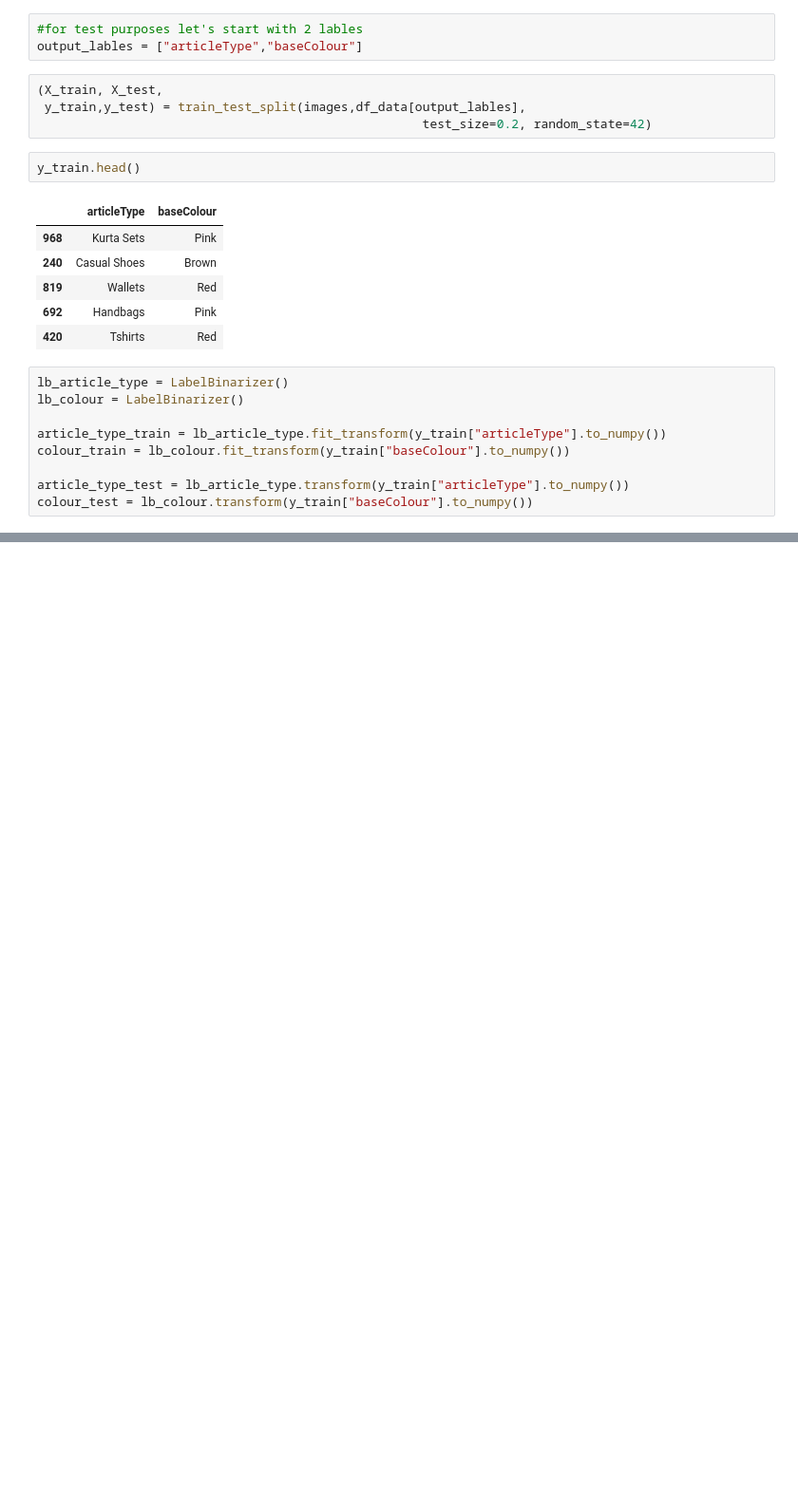
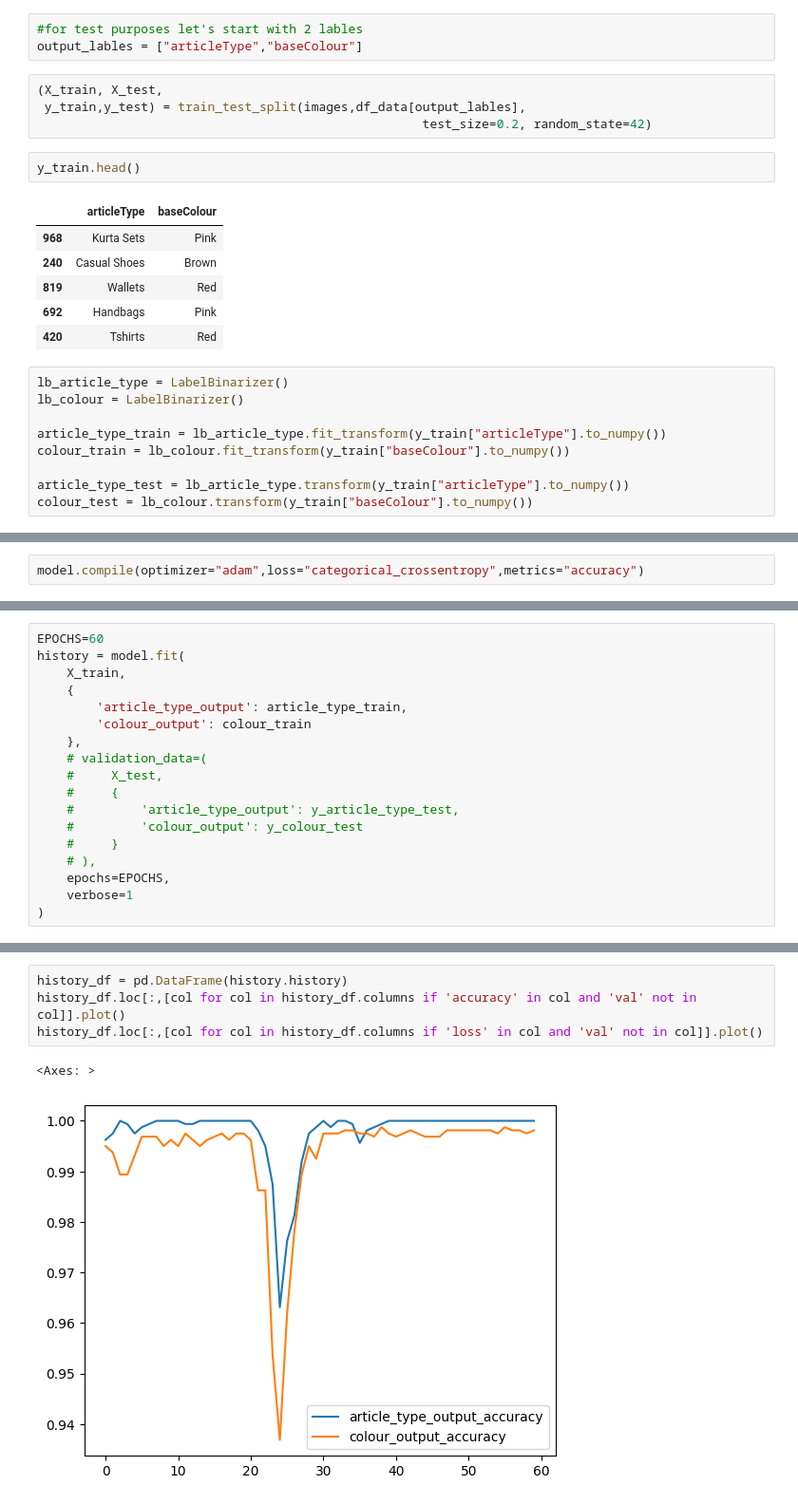
Before and after one commit to ihorkomarov/cloth_classifier, a Jupyter notebook: dataset_exploration.ipynb, the cells around one changed output, grey strips where cells are left out. Shown at 95% size. Cells and saved outputs as stored; diff of their text form; blank space fills up the shorter version.

```diff
--- a/dataset_exploration.ipynb
+++ b/dataset_exploration.ipynb
@@ -136,0 +188,2 @@ colour_test = lb_colour.transform(y_train["baseColour"].to_numpy())
+# %%
+model.compile(optimizer="adam",loss="categorical_crossentropy",metrics="accuracy")
@@ -136,0 +192,18 @@ colour_test = lb_colour.transform(y_train["baseColour"].to_numpy())
+# %%
+EPOCHS=60
+history = model.fit(
+    X_train,
+    {
+        'article_type_output': article_type_train,
+        'colour_output': colour_train
+    },
+    # validation_data=(
+    #     X_test,
+    #     {
+    #         'article_type_output': y_article_type_test,
+    #         'colour_output': y_colour_test
+    #     }
+    # ),
+    epochs=EPOCHS,
+    verbose=1
+)
@@ -136,0 +228,7 @@ colour_test = lb_colour.transform(y_train["baseColour"].to_numpy())
+# %%
+history_df = pd.DataFrame(history.history)
+history_df.loc[:,[col for col in history_df.columns if 'accuracy' in col and 'val' not in col]].plot()
+history_df.loc[:,[col for col in history_df.columns if 'loss' in col and 'val' not in col]].plot()
+# %% [output]
+<Axes: >
+[figure, added]
```
Also changed, not shown: parts of 26 cells of this notebook, 1 other file.
